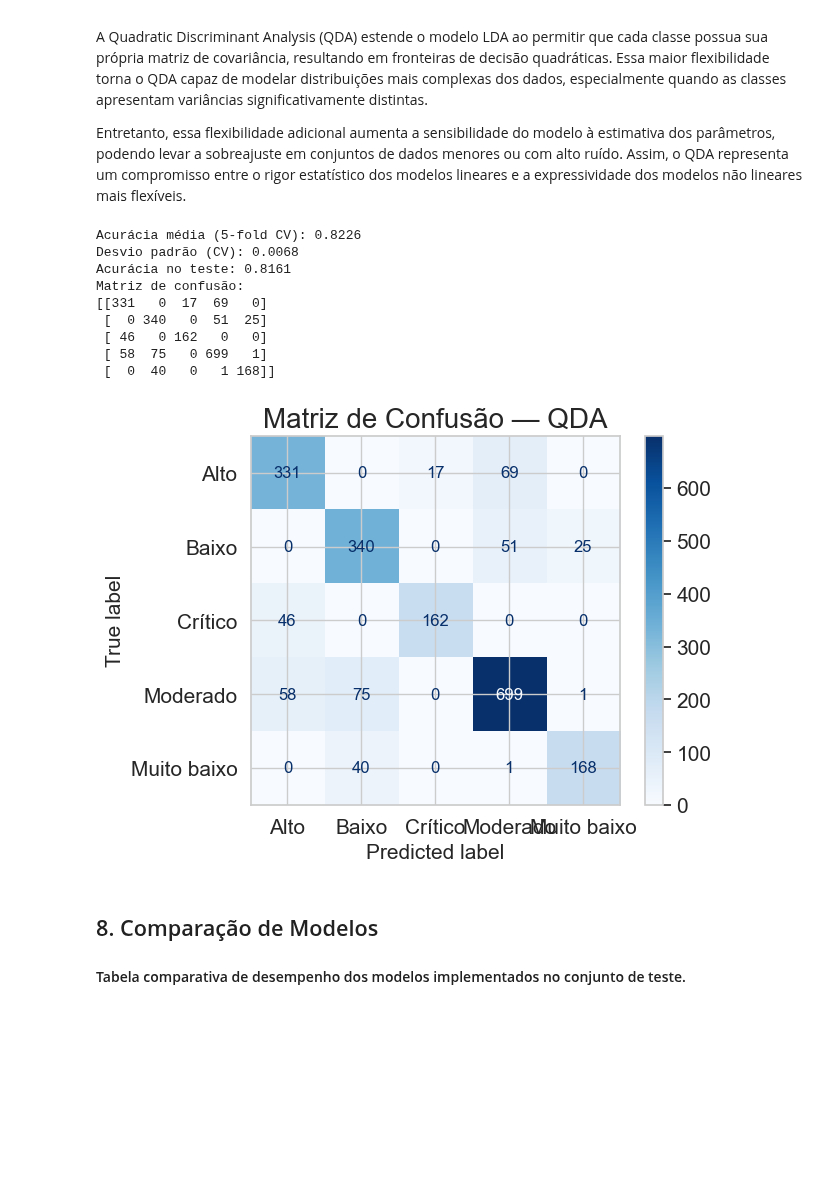
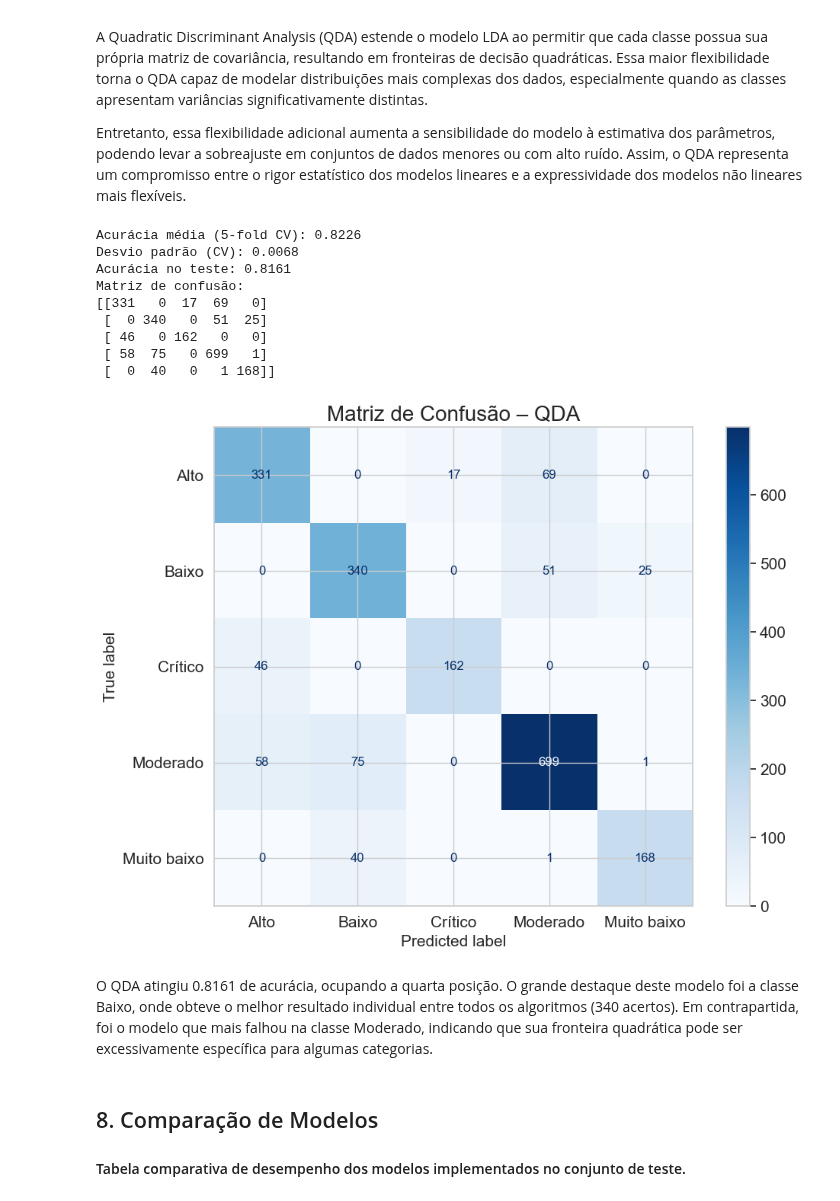
Before and after one commit to diego-nac/ica-homeworks, a Jupyter notebook: homework3/code.ipynb, the cells around one changed output. Drawn from its saved outputs; the diff is of its cells as text; code cells hidden in the pictures; blank space fills up the shorter version.

```diff
--- a/homework3/code.ipynb
+++ b/homework3/code.ipynb
@@ -784,36 +780,44 @@ cv_scores = cross_val_score(
 print(f"Acurácia média (5-fold CV): {cv_scores.mean():.4f}")
 print(f"Desvio padrão (CV): {cv_scores.std():.4f}")
 
 qda.fit(X_train, y_train_enc)
 
 y_pred = qda.predict(X_test)
 
 acc = accuracy_score(y_test_enc, y_pred)
 cm = confusion_matrix(y_test_enc, y_pred)
 
 print(f"Acurácia no teste: {acc:.4f}")
 print("Matriz de confusão:")
 print(cm)
 
+
+fig, ax = plt.subplots(figsize=(10, 7.5))
+
 disp = ConfusionMatrixDisplay(
     confusion_matrix=cm,
     display_labels=label_encoder.classes_
 )
-disp.plot(cmap=plt.cm.Blues)
-plt.title("Matriz de Confusão — QDA")
+disp.plot(ax=ax, cmap=plt.cm.Blues)
+
 savefig("qda_confusion_matrix")
+
+plt.title("Matriz de Confusão – QDA")
+plt.tight_layout()
 plt.show()
 # %% [output]
 Acurácia média (5-fold CV): 0.8226
 Desvio padrão (CV): 0.0068
 Acurácia no teste: 0.8161
 Matriz de confusão:
 [[331   0  17  69   0]
  [  0 340   0  51  25]
  [ 46   0 162   0   0]
  [ 58  75   0 699   1]
  [  0  40   0   1 168]]
-[figure, old version]
+[figure, new version]
+# %% [markdown]
+O QDA atingiu 0.8161 de acurácia, ocupando a quarta posição. O grande destaque deste modelo foi a classe Baixo, onde obteve o melhor resultado individual entre todos os algoritmos (340 acertos). Em contrapartida, foi o modelo que mais falhou na classe Moderado, indicando que sua fronteira quadrática pode ser excessivamente específica para algumas categorias.
 # %% [markdown]
 ## 8. Comparação de Modelos
 
```
Also changed, not shown: parts of 4 cells of this notebook.
